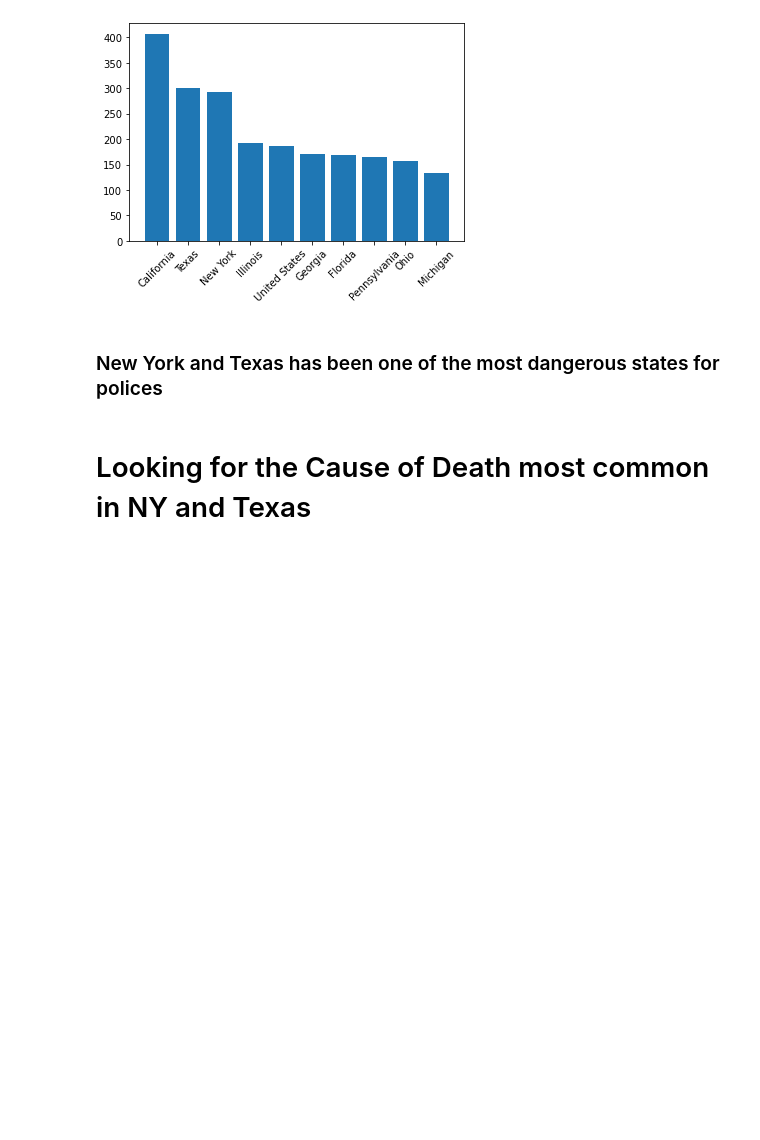
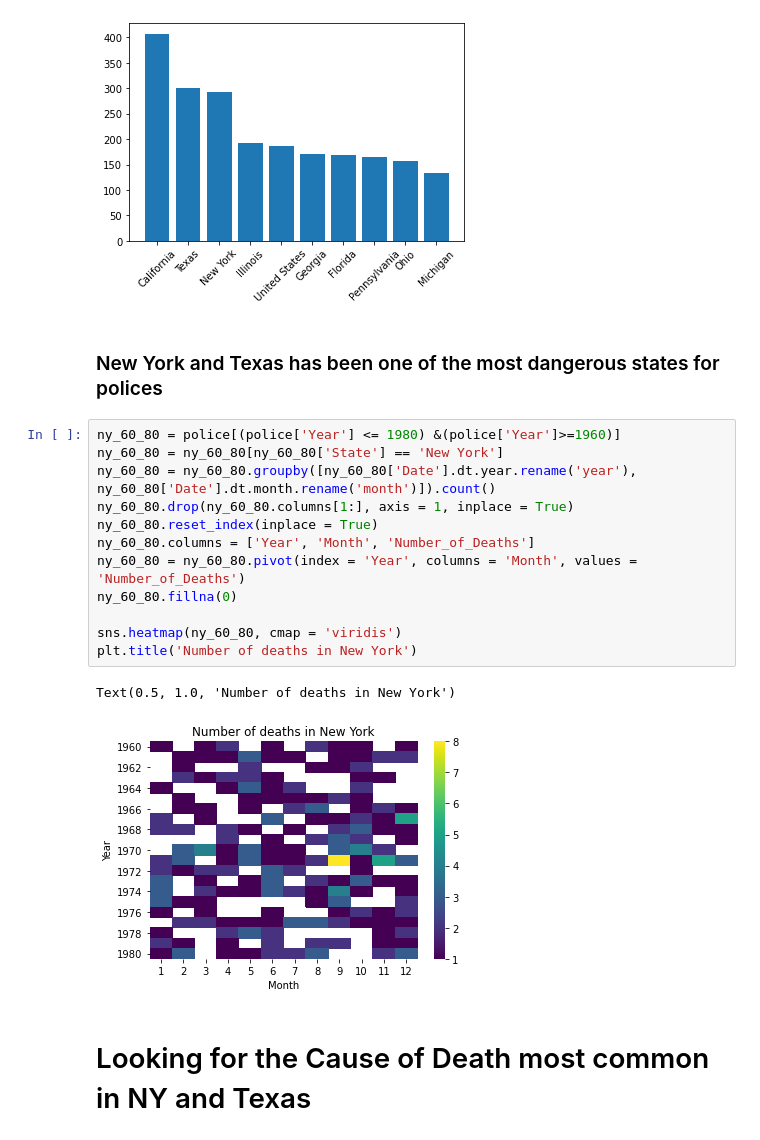
Before and after one commit to Alberto0410/Police-Deaths-in-America, a Jupyter notebook: police_notebook.ipynb, the cells around one changed output. Cells and saved outputs as stored; diff of their text form; blank space fills up the shorter version.

```diff
--- a/police_notebook.ipynb
+++ b/police_notebook.ipynb
@@ -196,6 +214,21 @@ plt.xticks(rotation = 45)
 [figure]
 # %% [markdown]
 ### New York and Texas has been one of the most dangerous states for polices
+# %%
+ny_60_80 = police[(police['Year'] <= 1980) &(police['Year']>=1960)]
+ny_60_80 = ny_60_80[ny_60_80['State'] == 'New York']
+ny_60_80 = ny_60_80.groupby([ny_60_80['Date'].dt.year.rename('year'), ny_60_80['Date'].dt.month.rename('month')]).count()
+ny_60_80.drop(ny_60_80.columns[1:], axis = 1, inplace = True)
+ny_60_80.reset_index(inplace = True)
+ny_60_80.columns = ['Year', 'Month', 'Number_of_Deaths']
+ny_60_80 = ny_60_80.pivot(index = 'Year', columns = 'Month', values = 'Number_of_Deaths')
+ny_60_80.fillna(0)
+
+sns.heatmap(ny_60_80, cmap = 'viridis')
+plt.title('Number of deaths in New York')
+# %% [output]
+Text(0.5, 1.0, 'Number of deaths in New York')
+[figure, added]
 # %% [markdown]
 # Looking for the Cause of Death most common in NY and Texas
 # %%
```
Also changed, not shown: parts of 5 cells of this notebook.
